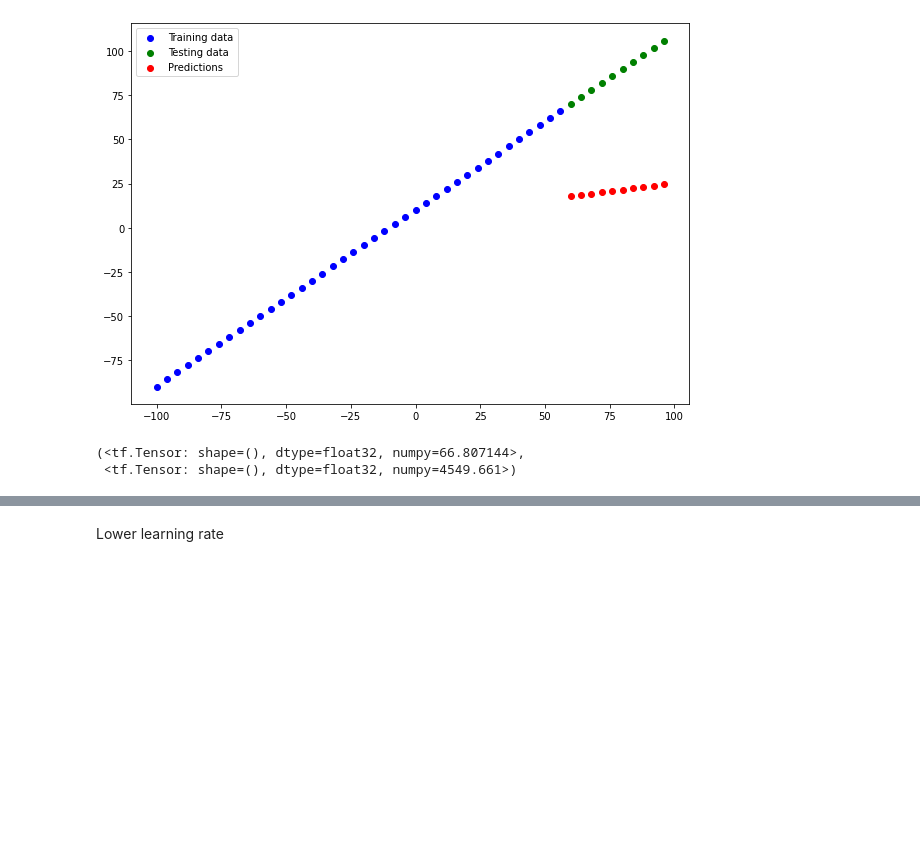
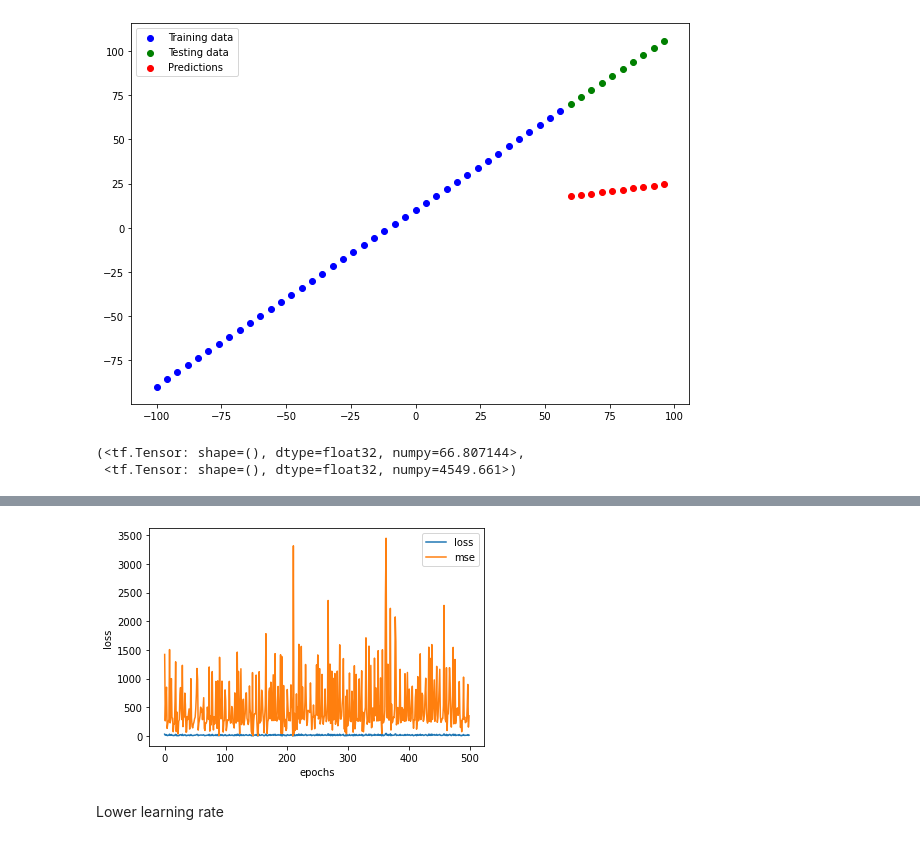
Before and after one commit to pkro/tensorflow_cert_training, a Jupyter notebook: colab_notebooks/test_01_neural_network_regression_with_tensorflow.ipynb, the cells around one changed output, grey strips where cells are left out. Drawn from its saved outputs; the diff is of its cells as text; code cells hidden in the pictures; blank space fills up the shorter version.

```diff
--- a/colab_notebooks/test_01_neural_network_regression_with_tensorflow.ipynb
+++ b/colab_notebooks/test_01_neural_network_regression_with_tensorflow.ipynb
@@ -752,3 +781,15 @@ mae_3, mse_3
+# %%
+import pandas as pd
+def plot_history(history):
+  pd.DataFrame(history.history).plot()
+  plt.ylabel("loss")
+  plt.xlabel("epochs")
+# %%
+# try the history visualization from above
+history_3 = model_3.fit(tf.expand_dims(X_train, axis=-1), y_train, epochs=500, verbose=0)
+plot_history(history_3)
+# %% [output]
+[figure, added]
 # %% [markdown]
 Lower learning rate
 # %%
```
Also changed, not shown: parts of 1 cell of this notebook.
